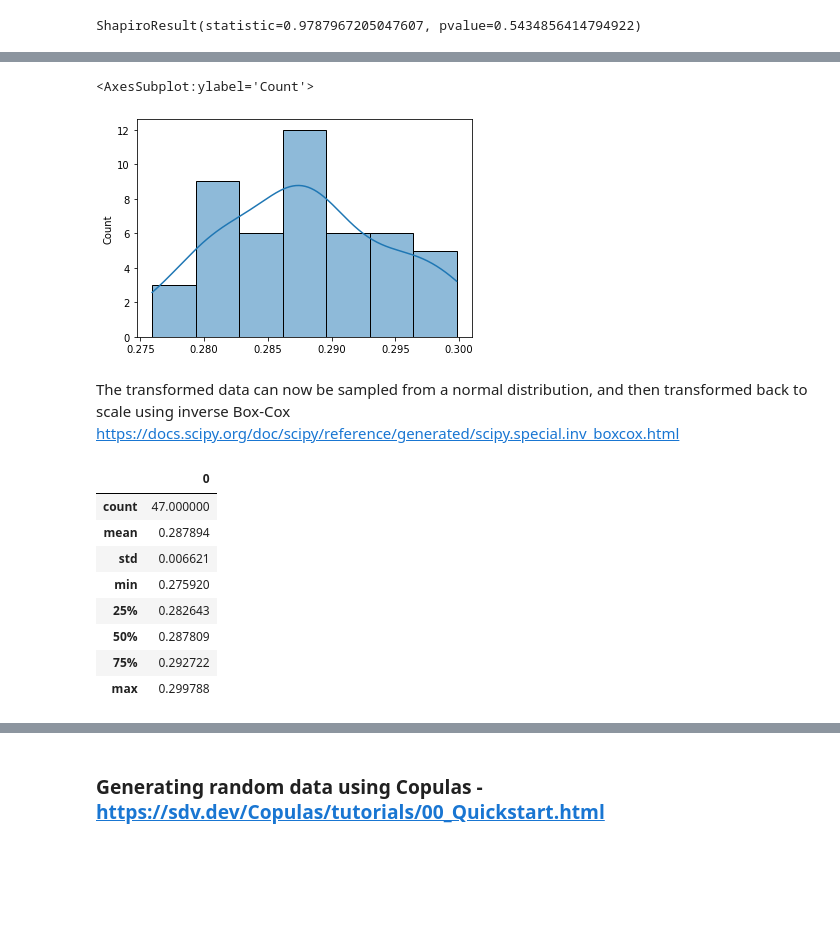
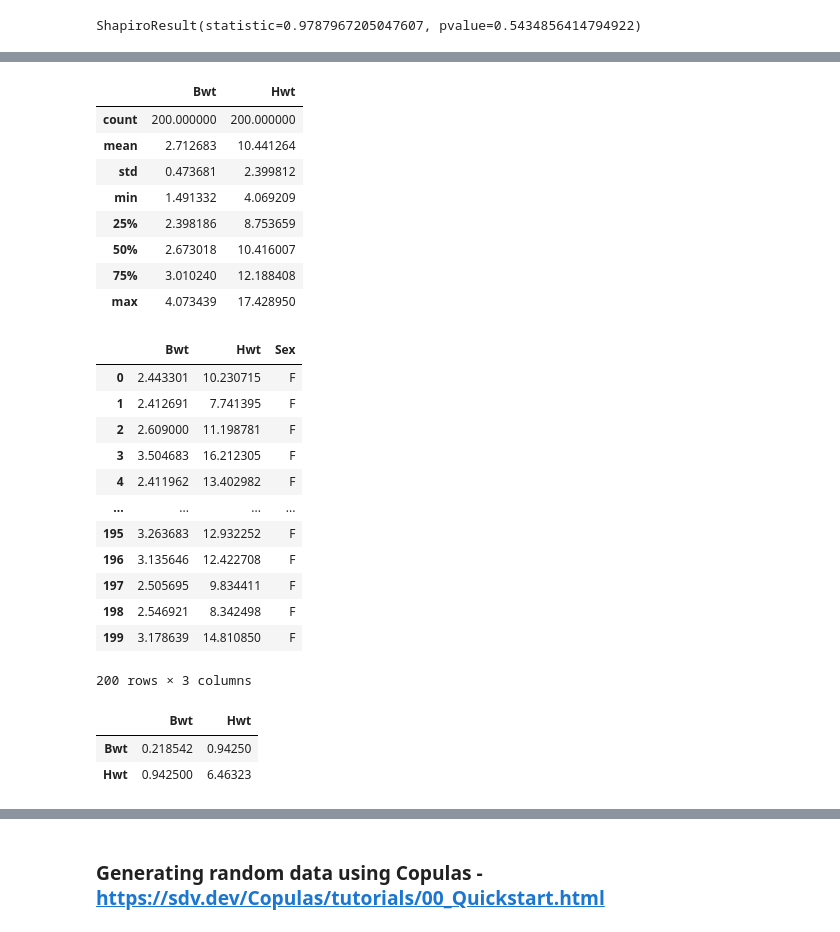
Before and after one commit to andrewjscott/Programming-for-Data-Analysis-Project, a Jupyter notebook: Simulation.ipynb, the cells around one changed output, grey strips where cells are left out. Cells and saved outputs as stored; diff of their text form; code cells hidden in the pictures; blank space fills up the shorter version.

Commit message:
Using np multivariate normal to generate random data, np choice for IDs

```diff
--- a/Simulation.ipynb
+++ b/Simulation.ipynb
@@ -229,0 +243,7 @@ This means that in general, lighter cats have lighter hearts and heavier cats ha
+# %%
+# Generate multivariate random data based on the original df mean and covariance
+mean = [2.723611, 10.630556]
+cov = [[0.235523, 0.950113], [0.950113, 5.927451]]
+size = 200
+
+cats_mvn = rng.multivariate_normal(mean, cov, size)
@@ -325,32 +377,51 @@ We could transform this data so it produces more of a normal distribution. https
+# %%
+# Generate multivariate random data based on the original female df mean and covariance
+mean_f = [2.359574, 9.202128]
+cov_f = [[0.075069, 0.197914], [0.197914, 1.843256]]
+size_f = 100
+
+female_cats_mvn = rng.multivariate_normal(mean, cov, size)
 # %%
-#perform Box-Cox transformation on original data
-from scipy.stats import boxcox
-transformed_data, best_lambda = boxcox(df_cats_female['Bwt'])
+# Convert random array to pandas df
+df_female_cats_mvn = pd.DataFrame(female_cats_mvn, columns = ['Bwt', 'Hwt'])
 # %%
-#plot the distribution of the transformed data values
-sns.histplot(transformed_data, kde=True)
+df_female_cats_mvn.describe()
 # %% [output]
-<AxesSubplot:ylabel='Count'>
-[figure, removed]
+|  | Bwt | Hwt |
+| count | 200.000000 | 200.000000 |
+| mean | 2.712683 | 10.441264 |
+| std | 0.473681 | 2.399812 |
+| min | 1.491332 | 4.069209 |
+| 25% | 2.398186 | 8.753659 |
+| 50% | 2.673018 | 10.416007 |
+| 75% | 3.010240 | 12.188408 |
+| max | 4.073439 | 17.428950 |
-# %% [markdown]
-The transformed data can now be sampled from a normal distribution, and then transformed back to scale using inverse Box-Cox https://docs.scipy.org/doc/scipy/reference/generated/scipy.special.inv_boxcox.html
+# %%
+# Add a column with sex of female
+df_female_cats_mvn['Sex'] = 'F'
 # %%
-# Use pandas to get summary statistics for the transformed data
-pd.DataFrame(transformed_data).describe()
+# View dataframe
+df_female_cats_mvn
 # %% [output]
-|  | 0 |
-| count | 47.000000 |
-| mean | 0.287894 |
-| std | 0.006621 |
-| min | 0.275920 |
-| 25% | 0.282643 |
-| 50% | 0.287809 |
-| 75% | 0.292722 |
-| max | 0.299788 |
+|  | Bwt | Hwt | Sex |
+| 0 | 2.443301 | 10.230715 | F |
+| 1 | 2.412691 | 7.741395 | F |
+| 2 | 2.609000 | 11.198781 | F |
+| 3 | 3.504683 | 16.212305 | F |
+| 4 | 2.411962 | 13.402982 | F |
+| ... | ... | ... | ... |
+| 195 | 3.263683 | 12.932252 | F |
+| 196 | 3.135646 | 12.422708 | F |
+| 197 | 2.505695 | 9.834411 | F |
+| 198 | 2.546921 | 8.342498 | F |
+| 199 | 3.178639 | 14.810850 | F |
+200 rows × 3 columns
 # %%
-# Transformed female bodyweight randomly generated
-mu = 0.287894
-sigma = 0.006621
-
-random_female_bwt_t = rng.normal(mu, sigma, size=100)
+# Generate random data for male cats
+# Get covariance matrix for male cats
+df_cats_male.cov()
+# %% [output]
+|  | Bwt | Hwt |
+| Bwt | 0.218542 | 0.94250 |
+| Hwt | 0.942500 | 6.46323 |
 # %%
```
Also changed, not shown: parts of 42 cells of this notebook, 6 other files.
